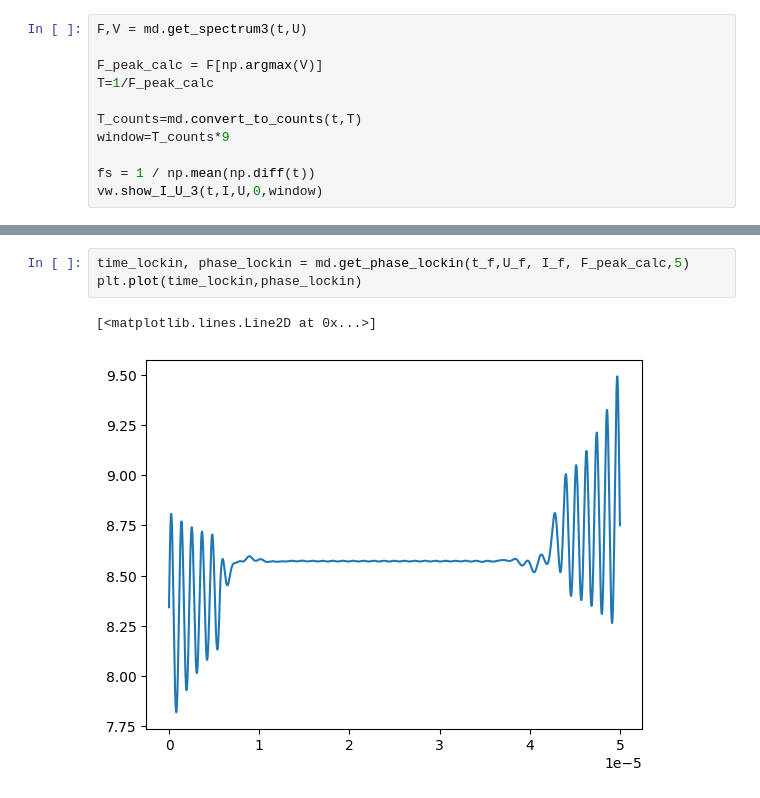
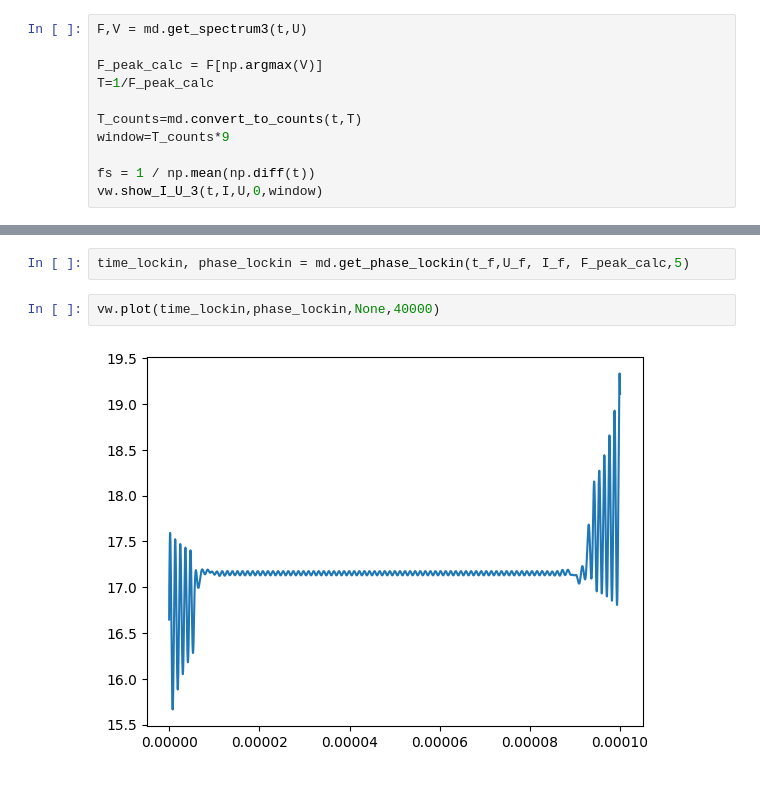
Before and after one commit to Gr-a-f/Relaxation_frequency_phase_algorithm, a Jupyter notebook: microcap_data.ipynb, the cells around one changed output, grey strips where cells are left out. Cells and saved outputs as stored; diff of their text form.

```diff
--- a/microcap_data.ipynb
+++ b/microcap_data.ipynb
@@ -71,7 +70,7 @@ plt.plot(time_FFT, phase_FFT)
 # %%
 time_lockin, phase_lockin = md.get_phase_lockin(t_f,U_f, I_f, F_peak_calc,5)
-plt.plot(time_lockin,phase_lockin)
-# %% [output]
-[<matplotlib.lines.Line2D at 0x...>]
-[figure, removed]
+# %%
+vw.plot(time_lockin,phase_lockin,None,40000)
+# %% [output]
+[figure, added]
 # %%
```
Also changed, not shown: parts of 8 cells of this notebook, 3 other files.
